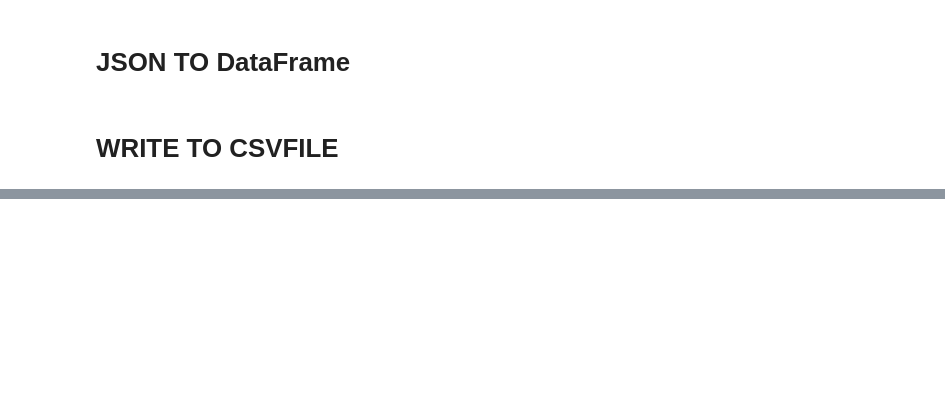
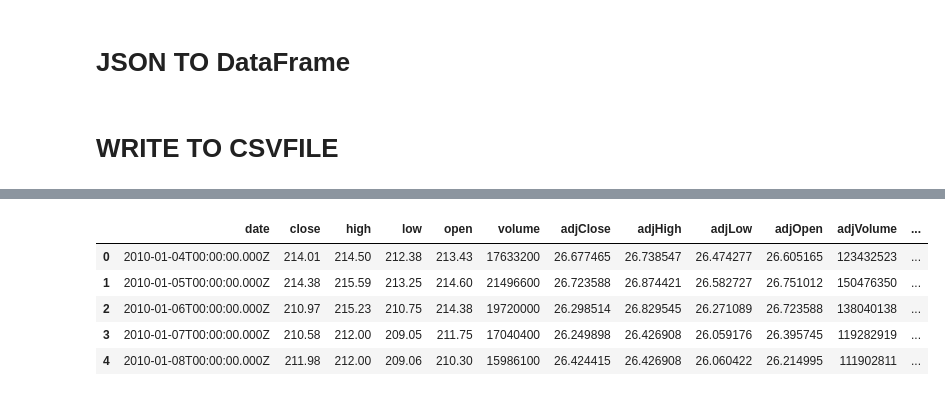
Before and after one commit to Fahad2314/MSc_Project, a Jupyter notebook: data/raw/Data_JSON_TO_CSV.ipynb, the cells around one changed output, grey strips where cells are left out. Saved outputs shown, nothing was run; the diff lists cells and outputs as text; code cells hidden in the pictures; blank space fills up the shorter version.

```diff
--- a/data/raw/Data_JSON_TO_CSV.ipynb
+++ b/data/raw/Data_JSON_TO_CSV.ipynb
@@ -36,0 +71,9 @@ export_AAPL = AAPL_df.to_csv(r'AAPL.csv')
+# %%
+df.head()
+# %% [output]
+|  | date | close | high | low | open | volume | adjClose | adjHigh | adjLow | adjOpen | adjVolume | ... |
+| 0 | 2010-01-04T00:00:00.000Z | 214.01 | 214.50 | 212.38 | 213.43 | 17633200 | 26.677465 | 26.738547 | 26.474277 | 26.605165 | 123432523 | ... |
+| 1 | 2010-01-05T00:00:00.000Z | 214.38 | 215.59 | 213.25 | 214.60 | 21496600 | 26.723588 | 26.874421 | 26.582727 | 26.751012 | 150476350 | ... |
+| 2 | 2010-01-06T00:00:00.000Z | 210.97 | 215.23 | 210.75 | 214.38 | 19720000 | 26.298514 | 26.829545 | 26.271089 | 26.723588 | 138040138 | ... |
+| 3 | 2010-01-07T00:00:00.000Z | 210.58 | 212.00 | 209.05 | 211.75 | 17040400 | 26.249898 | 26.426908 | 26.059176 | 26.395745 | 119282919 | ... |
+| 4 | 2010-01-08T00:00:00.000Z | 211.98 | 212.00 | 209.06 | 210.30 | 15986100 | 26.424415 | 26.426908 | 26.060422 | 26.214995 | 111902811 | ... |
```
Also changed, not shown: parts of 9 cells of this notebook, 11 other files.
